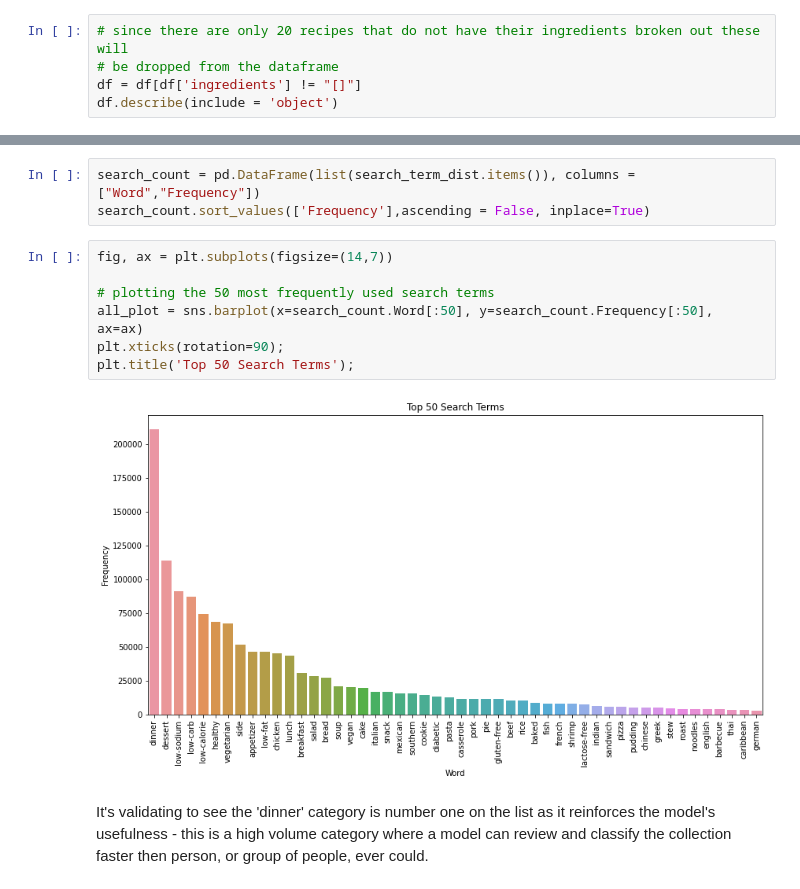
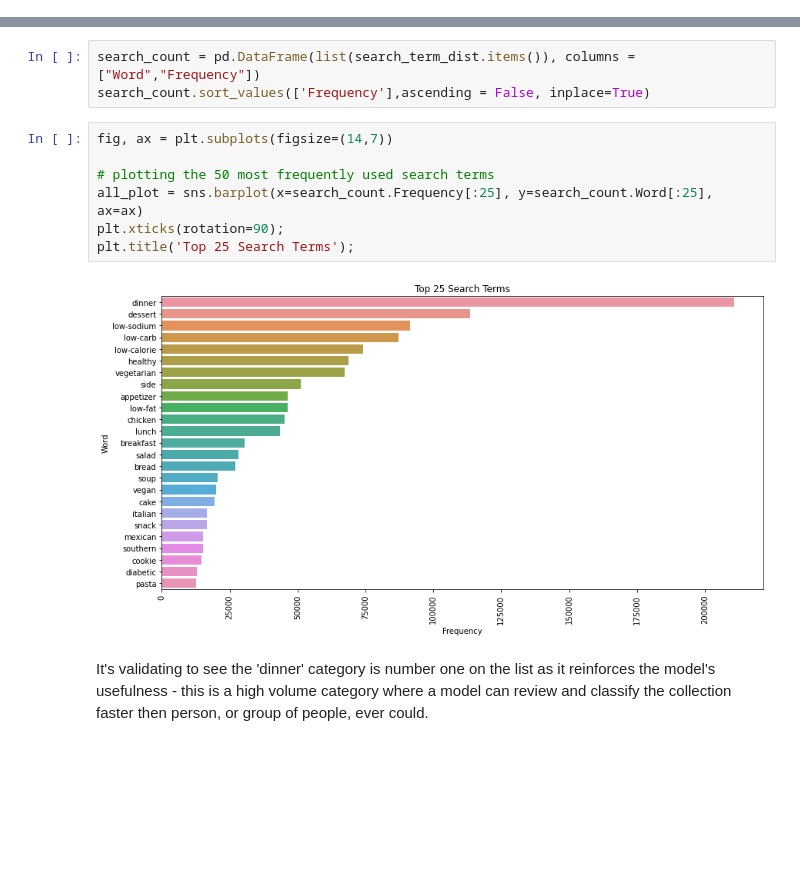
Before and after one commit to AJMarshall-25/NLP_Recipe_Analysis, a Jupyter notebook: recipe-classification-with-nlp-v6 DRAFT.ipynb, the cells around one changed output, grey strips where cells are left out. Cells and saved outputs as stored; diff of their text form; blank space fills up the shorter version.

```diff
--- a/recipe-classification-with-nlp-v6 DRAFT.ipynb
+++ b/recipe-classification-with-nlp-v6 DRAFT.ipynb
@@ -209,8 +176,3 @@ df_no_ingredients.head()
 df_no_ingredients['steps'].iloc[0]
 # %% [output]
 "['Bring first 3 ingredients to a boil in a large saucepan. Add carrots to pan; cook 2 minutes.', 'Add onions; cook 1 minute. Add pepper slices; cook 1 minute. Add beans; cook 1 minute.', 'Remove from ...
-# %%
-# since there are only 20 recipes that do not have their ingredients broken out these will
-# be dropped from the dataframe
-df = df[df['ingredients'] != "[]"]
-df.describe(include = 'object')
@@ -481,12 +422,12 @@ search_count.sort_values(['Frequency'],ascending = False, inplace=True)
 # %%
 fig, ax = plt.subplots(figsize=(14,7))
 
 # plotting the 50 most frequently used search terms
-all_plot = sns.barplot(x=search_count.Word[:50], y=search_count.Frequency[:50], ax=ax)
+all_plot = sns.barplot(x=search_count.Frequency[:25], y=search_count.Word[:25], ax=ax)
 plt.xticks(rotation=90);
-plt.title('Top 50 Search Terms');
+plt.title('Top 25 Search Terms');
 # %% [output]
-[figure, old version]
+[figure, new version]
 # %% [markdown]
 It's validating to see the 'dinner' category is number one on the list as it reinforces the model's usefulness - this is a high volume category where a model can review and classify the collection faster then person, or group of people, ever could.
 # %%
```
Also changed, not shown: parts of 72 cells of this notebook.
